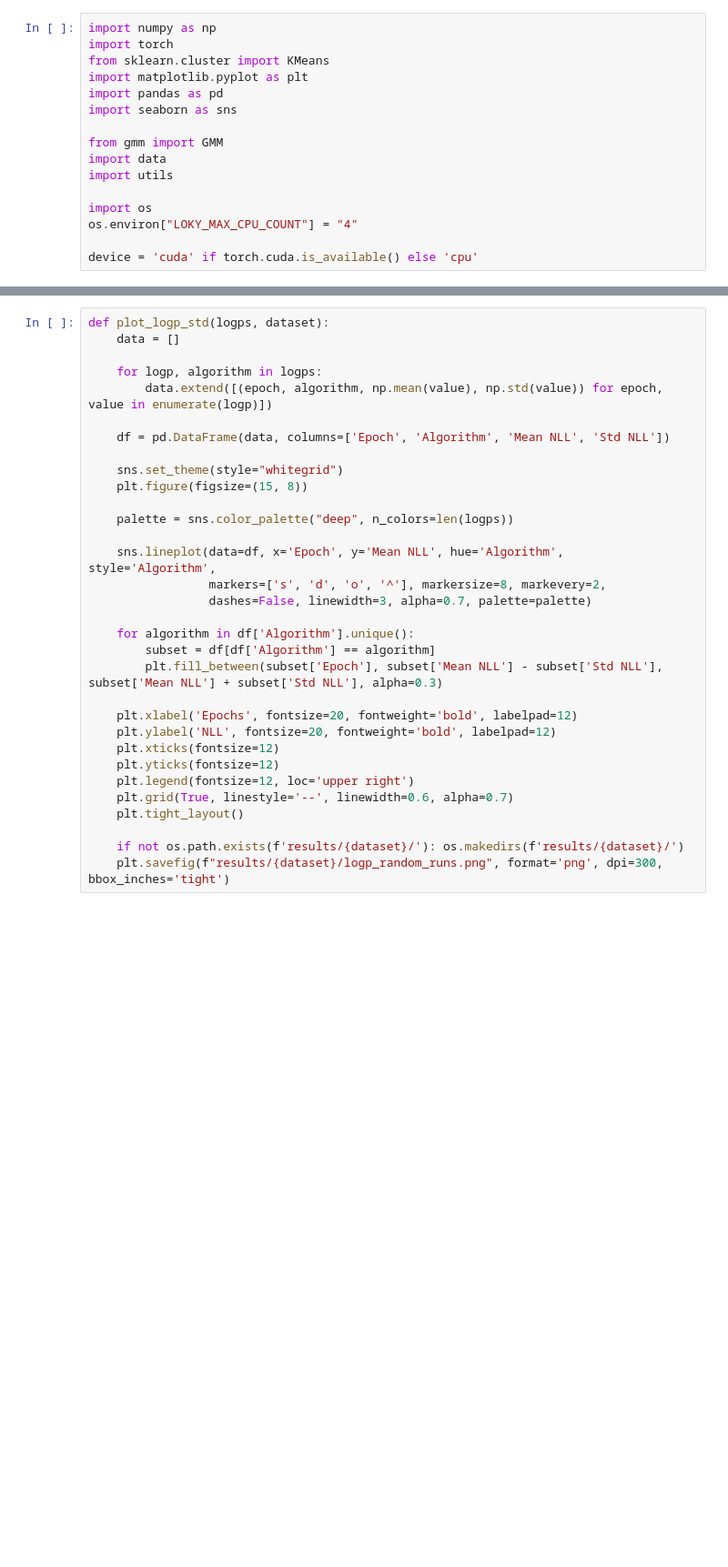
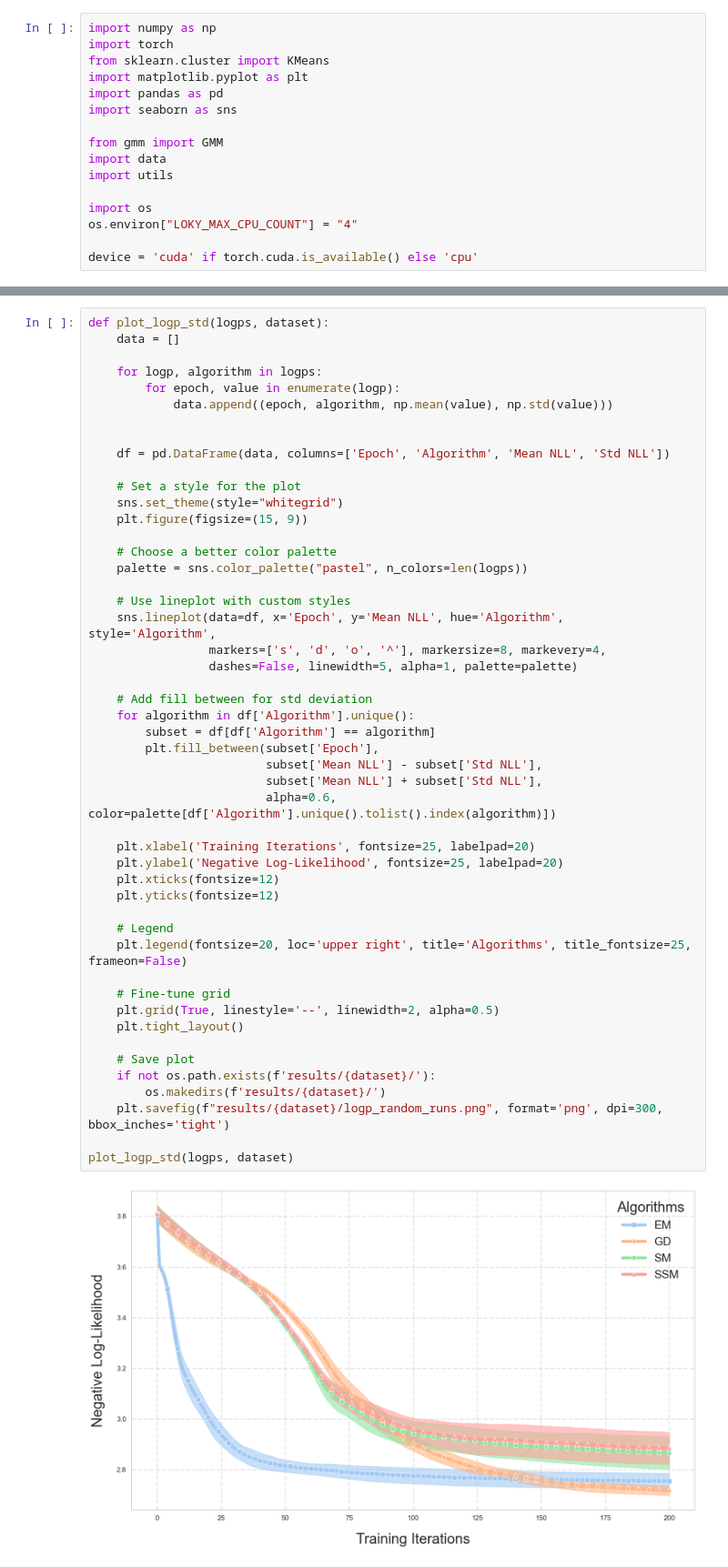
Before and after one commit to leontiefenboeck/pc_score_matching, a Jupyter notebook: code/gmm/book.ipynb, the cells around one changed output, grey strips where cells are left out. Shown at 91% size. Cells and saved outputs as stored; diff of their text form; blank space fills up the shorter version.

```diff
--- a/code/gmm/book.ipynb
+++ b/code/gmm/book.ipynb
@@ -17,32 +89,51 @@ device = 'cuda' if torch.cuda.is_available() else 'cpu'
 # %%
 def plot_logp_std(logps, dataset):
     data = []
 
     for logp, algorithm in logps:
-        data.extend([(epoch, algorithm, np.mean(value), np.std(value)) for epoch, value in enumerate(logp)])
+        for epoch, value in enumerate(logp):
+            data.append((epoch, algorithm, np.mean(value), np.std(value)))
+
 
     df = pd.DataFrame(data, columns=['Epoch', 'Algorithm', 'Mean NLL', 'Std NLL'])
 
+    # Set a style for the plot
     sns.set_theme(style="whitegrid")
-    plt.figure(figsize=(15, 8))
+    plt.figure(figsize=(15, 9))
 
-    palette = sns.color_palette("deep", n_colors=len(logps))
+    # Choose a better color palette
+    palette = sns.color_palette("pastel", n_colors=len(logps))
 
+    # Use lineplot with custom styles
     sns.lineplot(data=df, x='Epoch', y='Mean NLL', hue='Algorithm', style='Algorithm',
-                 markers=['s', 'd', 'o', '^'], markersize=8, markevery=2,
-                 dashes=False, linewidth=3, alpha=0.7, palette=palette)
+                 markers=['s', 'd', 'o', '^'], markersize=8, markevery=4,
+                 dashes=False, linewidth=5, alpha=1, palette=palette)
 
+    # Add fill between for std deviation
     for algorithm in df['Algorithm'].unique():
         subset = df[df['Algorithm'] == algorithm]
-        plt.fill_between(subset['Epoch'], subset['Mean NLL'] - subset['Std NLL'], subset['Mean NLL'] + subset['Std NLL'], alpha=0.3)
+        plt.fill_between(subset['Epoch'],
+                         subset['Mean NLL'] - subset['Std NLL'],
+                         subset['Mean NLL'] + subset['Std NLL'],
+                         alpha=0.6, color=palette[df['Algorithm'].unique().tolist().index(algorithm)])
 
-    plt.xlabel('Epochs', fontsize=20, fontweight='bold', labelpad=12)
-    plt.ylabel('NLL', fontsize=20, fontweight='bold', labelpad=12)
+    plt.xlabel('Training Iterations', fontsize=25, labelpad=20)
+    plt.ylabel('Negative Log-Likelihood', fontsize=25, labelpad=20)
     plt.xticks(fontsize=12)
     plt.yticks(fontsize=12)
-    plt.legend(fontsize=12, loc='upper right')
-    plt.grid(True, linestyle='--', linewidth=0.6, alpha=0.7)
+
+    # Legend
+    plt.legend(fontsize=20, loc='upper right', title='Algorithms', title_fontsize=25, frameon=False)
+
+    # Fine-tune grid
+    plt.grid(True, linestyle='--', linewidth=2, alpha=0.5)
     plt.tight_layout()
 
-    if not os.path.exists(f'results/{dataset}/'): os.makedirs(f'results/{dataset}/')
+    # Save plot
+    if not os.path.exists(f'results/{dataset}/'):
+        os.makedirs(f'results/{dataset}/')
     plt.savefig(f"results/{dataset}/logp_random_runs.png", format='png', dpi=300, bbox_inches='tight')
+
+plot_logp_std(logps, dataset)
+# %% [output]
+[figure, added]
```
Also changed, not shown: parts of 3 cells of this notebook, 41 other files.
